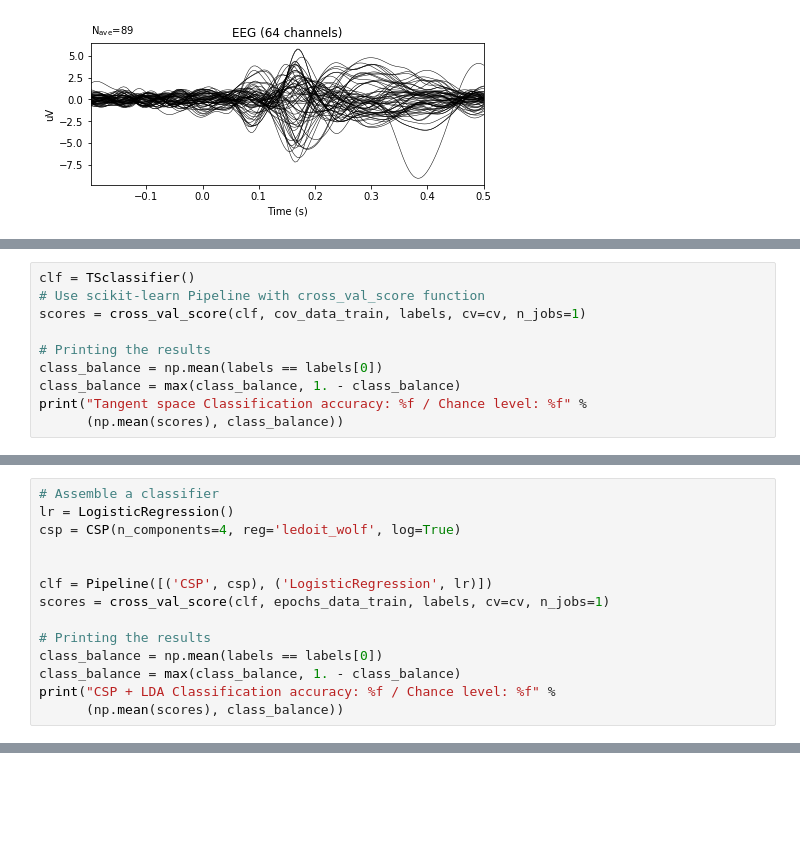
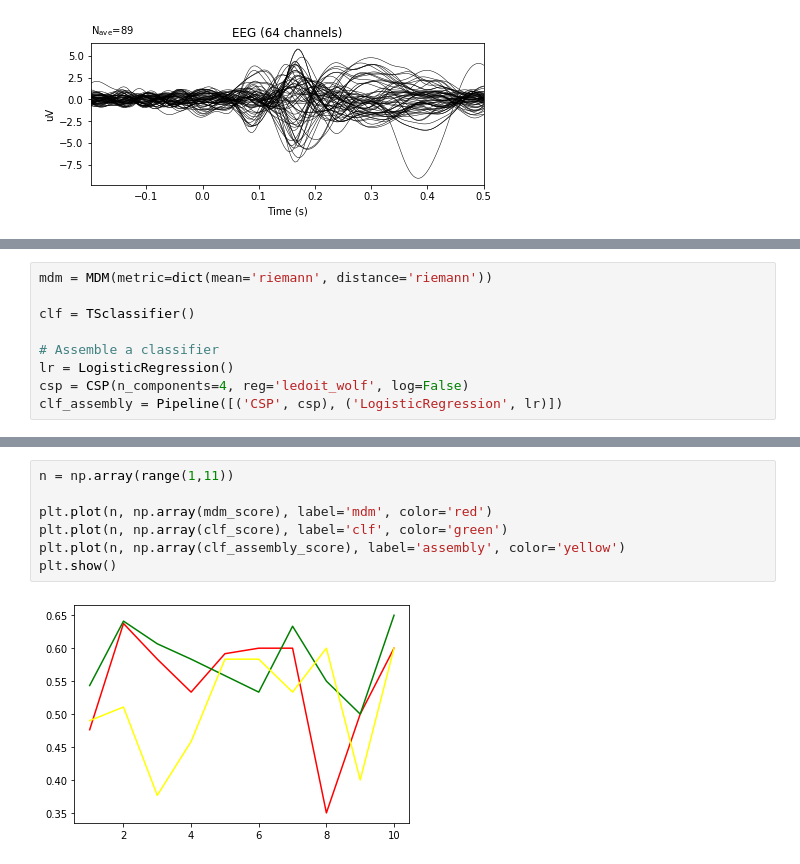
Before and after one commit to ambisinistra/thesis_materials, a Jupyter notebook: Diploma LieClassifier V1 smoothing_applied.ipynb, the cells around one changed output, grey strips where cells are left out. Cells and saved outputs as stored; diff of their text form; blank space fills up the shorter version.

Commit message:
added cycle for smoothing epochs

```diff
--- a/Diploma LieClassifier V1 smoothing_applied.ipynb
+++ b/Diploma LieClassifier V1 smoothing_applied.ipynb
@@ -179,10 +142,0 @@ MDM Classification accuracy: 0.564167 / Chance level: 0.589404
-# %%
-clf = TSclassifier()
-# Use scikit-learn Pipeline with cross_val_score function
-scores = cross_val_score(clf, cov_data_train, labels, cv=cv, n_jobs=1)
-
-# Printing the results
-class_balance = np.mean(labels == labels[0])
-class_balance = max(class_balance, 1. - class_balance)
-print("Tangent space Classification accuracy: %f / Chance level: %f" %
-      (np.mean(scores), class_balance))
@@ -191,14 +142,0 @@ Tangent space Classification accuracy: 0.570000 / Chance level: 0.589404
-# %%
-# Assemble a classifier
-lr = LogisticRegression()
-csp = CSP(n_components=4, reg='ledoit_wolf', log=True)
-
-
-clf = Pipeline([('CSP', csp), ('LogisticRegression', lr)])
-scores = cross_val_score(clf, epochs_data_train, labels, cv=cv, n_jobs=1)
-
-# Printing the results
-class_balance = np.mean(labels == labels[0])
-class_balance = max(class_balance, 1. - class_balance)
-print("CSP + LDA Classification accuracy: %f / Chance level: %f" %
-      (np.mean(scores), class_balance))
@@ -222,0 +143,9 @@ CSP + LDA Classification accuracy: 0.562917 / Chance level: 0.589404
+# %%
+mdm = MDM(metric=dict(mean='riemann', distance='riemann'))
+
+clf = TSclassifier()
+
+# Assemble a classifier
+lr = LogisticRegression()
+csp = CSP(n_components=4, reg='ledoit_wolf', log=False)
+clf_assembly = Pipeline([('CSP', csp), ('LogisticRegression', lr)])
@@ -223,3 +228,12 @@ CSP + LDA Classification accuracy: 0.562917 / Chance level: 0.589404
+# %%
+n = np.array(range(1,11))
+
+plt.plot(n, np.array(mdm_score), label='mdm', color='red')
+plt.plot(n, np.array(clf_score), label='clf', color='green')
+plt.plot(n, np.array(clf_assembly_score), label='assembly', color='yellow')
+plt.show()
+# %% [output]
+[figure, added]
 # %%
 mdm = MDM()
 mdm.fit(cov_data_train, labels)
```
Also changed, not shown: parts of 10 cells of this notebook.
